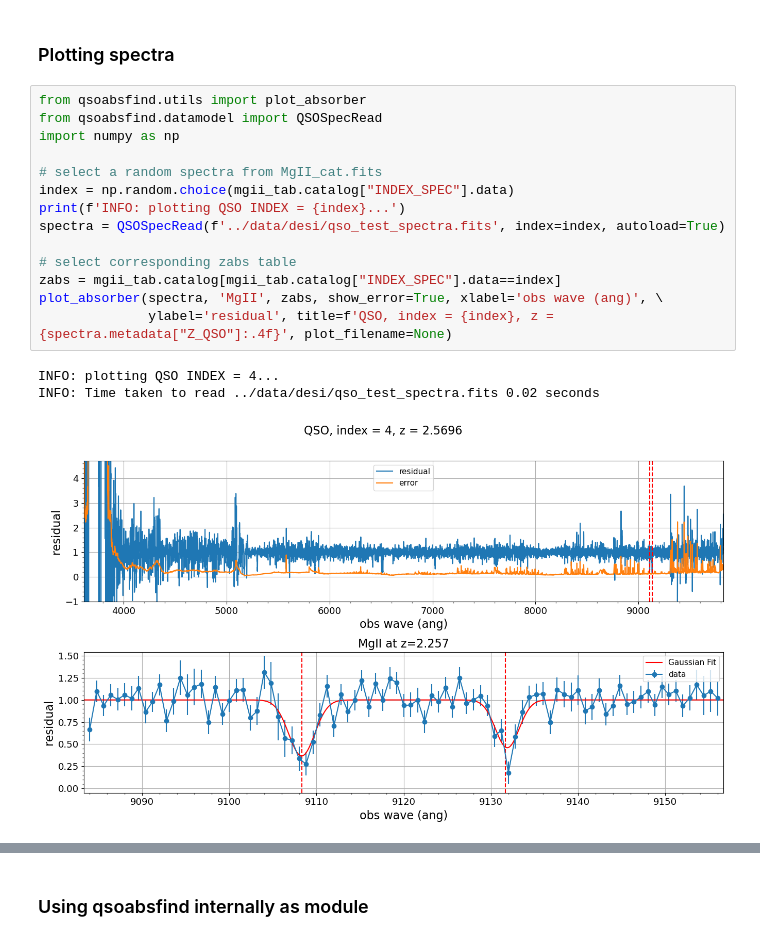
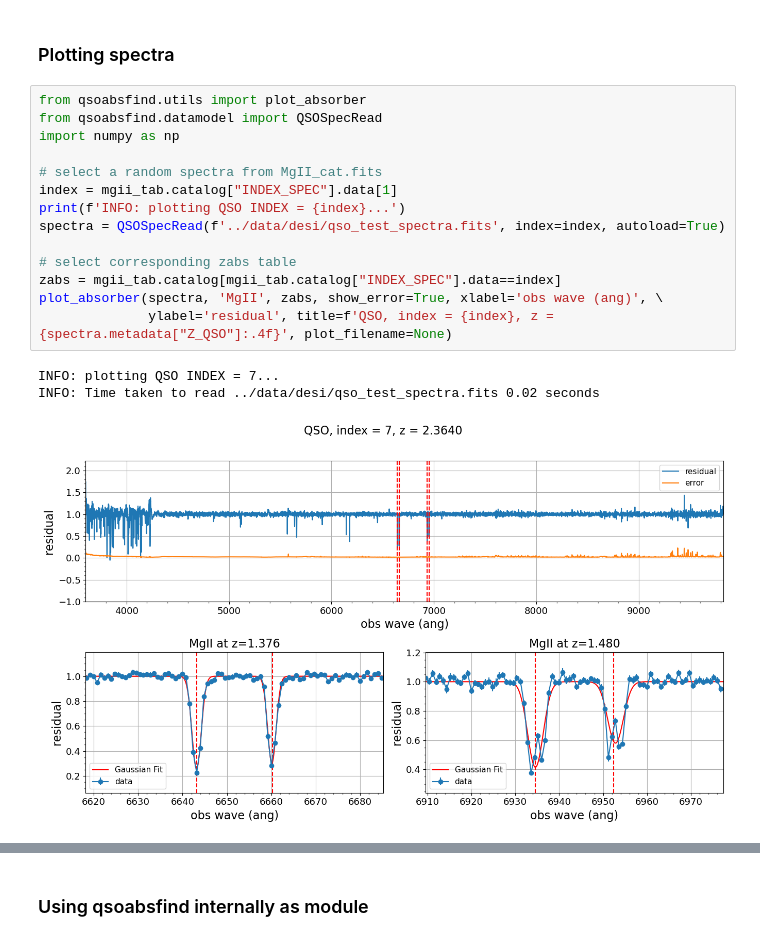
Before and after one commit to abhi0395/qsoabsfind, a Jupyter notebook: nb/desi_example.ipynb, the cells around one changed output, grey strips where cells are left out. Drawn from its saved outputs; the diff is of its cells as text.

```diff
--- a/nb/desi_example.ipynb
+++ b/nb/desi_example.ipynb
@@ -66,21 +66,21 @@ Text(0.5, 0, '$EW_{\\rm MgII}\\, [\\AA]$')
 # %%
 from qsoabsfind.utils import plot_absorber
 from qsoabsfind.datamodel import QSOSpecRead
 import numpy as np
 
 # select a random spectra from MgII_cat.fits
-index = np.random.choice(mgii_tab.catalog["INDEX_SPEC"].data)
+index = mgii_tab.catalog["INDEX_SPEC"].data[1]
 print(f'INFO: plotting QSO INDEX = {index}...')
 spectra = QSOSpecRead(f'../data/desi/qso_test_spectra.fits', index=index, autoload=True)
 
 # select corresponding zabs table
 zabs = mgii_tab.catalog[mgii_tab.catalog["INDEX_SPEC"].data==index]
 plot_absorber(spectra, 'MgII', zabs, show_error=True, xlabel='obs wave (ang)', \
               ylabel='residual', title=f'QSO, index = {index}, z = {spectra.metadata["Z_QSO"]:.4f}', plot_filename=None)
 # %% [output]
-INFO: plotting QSO INDEX = 4...
+INFO: plotting QSO INDEX = 7...
 INFO: Time taken to read ../data/desi/qso_test_spectra.fits 0.02 seconds
-[figure, old version]
+[figure, new version]
 # %%
 from qsoabsfind.utils import plot_trapezoidal_ew_windows
 
```
Also changed, not shown: parts of 5 cells of this notebook, 6 other files.
